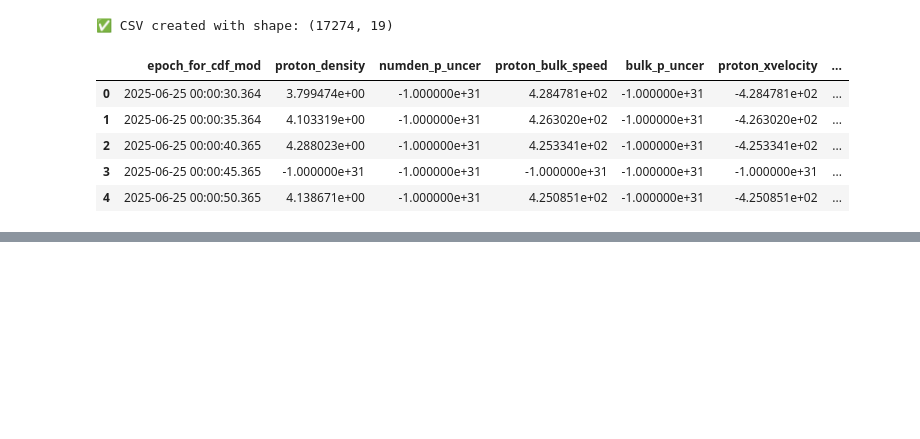
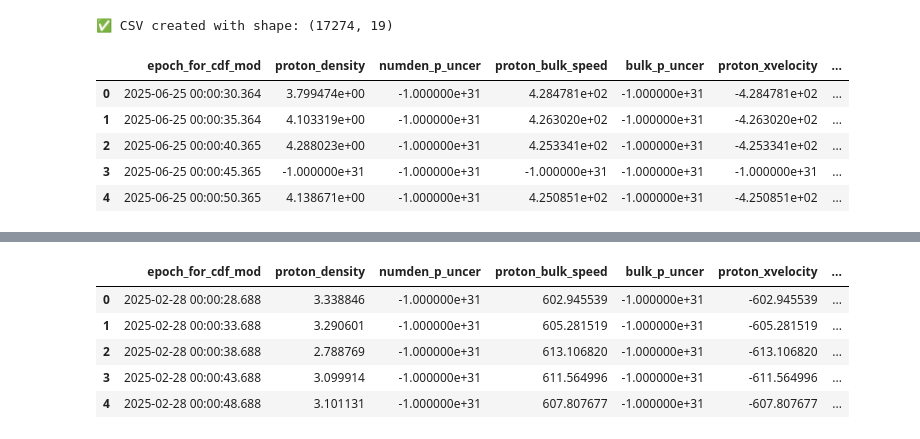
Before and after one commit to prajakta2005/CME_Prediction, a Jupyter notebook: data.ipynb, the cells around one changed output, grey strips where cells are left out. Saved outputs shown, nothing was run; the diff lists cells and outputs as text; code cells hidden in the pictures; blank space fills up the shorter version.

```diff
--- a/data.ipynb
+++ b/data.ipynb
@@ -334,0 +434,32 @@ df1.head()
+# %%
+import pandas as pd
+
+# Load your SWIS data
+df = pd.read_csv('28_feb_blk.csv')
+# Convert timestamp column to datetime
+df['epoch_for_cdf_mod'] = pd.to_datetime(df['epoch_for_cdf_mod'])
+
+# Initialize cme_label column with 0
+df['cme_label'] = 0
+
+# Define CME time ranges
+cme_windows = [
+    ('2025-02-28 19:12:00', '2025-02-28 20:12:00'),
+    ('2025-02-28 17:24:00', '2025-02-28 18:24:00'),
+    ('2025-02-28 02:24:00', '2025-02-28 03:24:00')
+]
+
+# Set cme_label = 1 for entries within any of the CME time windows
+for start, end in cme_windows:
+    mask = (df['epoch_for_cdf_mod'] >= pd.to_datetime(start)) & (df['epoch_for_cdf_mod'] <= pd.to_datetime(end))
+    df.loc[mask, 'cme_label'] = 1
+df.to_csv('28_feb_labled.csv', index=False)
+
+df.head(5)
+# %% [output]
+|  | epoch_for_cdf_mod | proton_density | numden_p_uncer | proton_bulk_speed | bulk_p_uncer | proton_xvelocity | ... |
+| 0 | 2025-02-28 00:00:28.688 | 3.338846 | -1.000000e+31 | 602.945539 | -1.000000e+31 | -602.945539 | ... |
+| 1 | 2025-02-28 00:00:33.688 | 3.290601 | -1.000000e+31 | 605.281519 | -1.000000e+31 | -605.281519 | ... |
+| 2 | 2025-02-28 00:00:38.688 | 2.788769 | -1.000000e+31 | 613.106820 | -1.000000e+31 | -613.106820 | ... |
+| 3 | 2025-02-28 00:00:43.688 | 3.099914 | -1.000000e+31 | 611.564996 | -1.000000e+31 | -611.564996 | ... |
+| 4 | 2025-02-28 00:00:48.688 | 3.101131 | -1.000000e+31 | 607.807677 | -1.000000e+31 | -607.807677 | ... |
```
Also changed, not shown: parts of 9 cells of this notebook.
